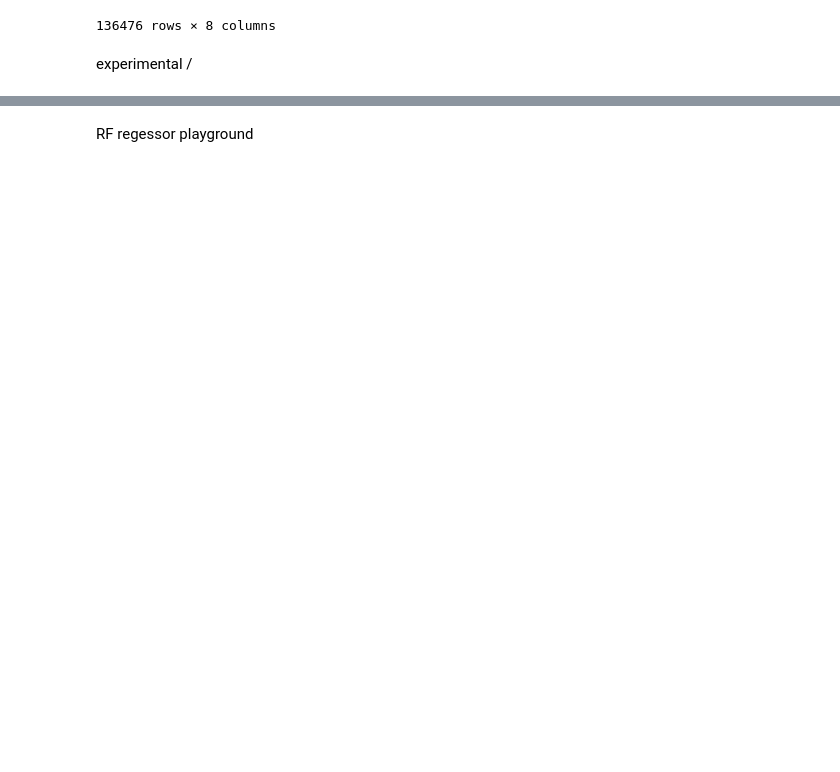
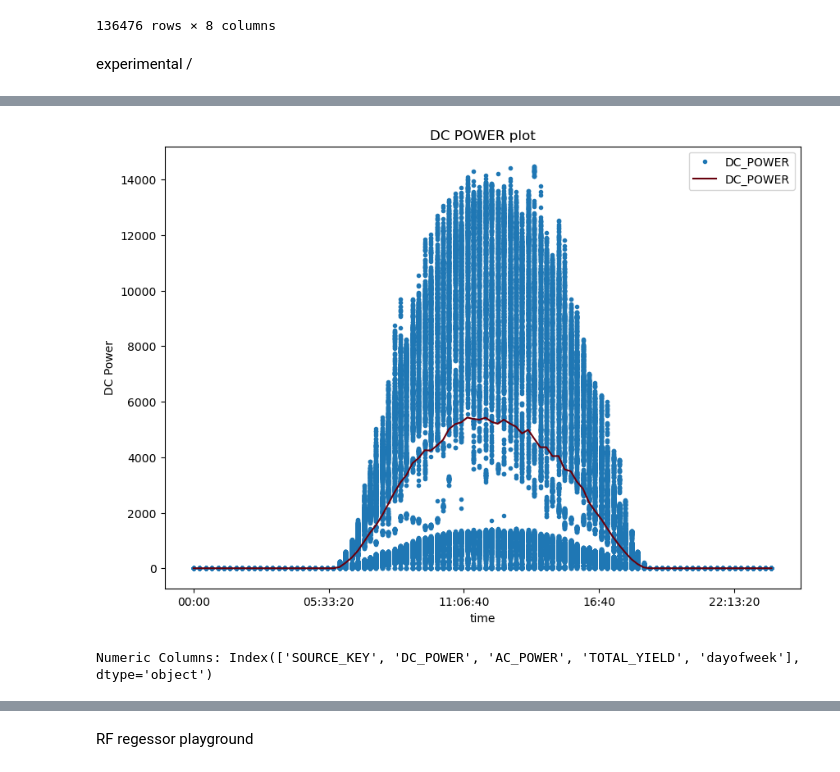
Before and after one commit to clovestad/-production_predictions, a Jupyter notebook: Production_predictions.ipynb, the cells around one changed output, grey strips where cells are left out. Cells and saved outputs as stored; diff of their text form; code cells hidden in the pictures; blank space fills up the shorter version.

```diff
--- a/Production_predictions.ipynb
+++ b/Production_predictions.ipynb
@@ -57 +127,9 @@ experimental
+# %%
+df.plot(x= 'time', y='DC_POWER', style='.', figsize = (10, 7))
+df.groupby('time')['DC_POWER'].agg('mean').plot(legend=True, colormap='Reds_r')
+plt.ylabel('DC Power')
+plt.title('DC POWER plot')
+plt.show()
+# %% [output]
+[figure, added]
 # %%
@@ -58 +140,13 @@ experimental
 X_train, X_test, y_train, y_test = train_test_split(X, y, random_state=42)
+# %%
+num_cols = X_train.select_dtypes("number").columns
+print("Numeric Columns:", num_cols)
+# instantiate preprocessors
+impute_median = SimpleImputer(strategy='median')
+scaler = StandardScaler()
+# Make a numeric preprocessing pipeline
+num_pipe = make_pipeline(impute_median, scaler)
+# Making a numeric tuple for ColumnTransformer
+num_tuple = ('numeric', num_pipe, num_cols)
+# %% [output]
+Numeric Columns: Index(['SOURCE_KEY', 'DC_POWER', 'AC_POWER', 'TOTAL_YIELD', 'dayofweek'], dtype='object')
```
Also changed, not shown: parts of 20 cells of this notebook, 1 other file.
